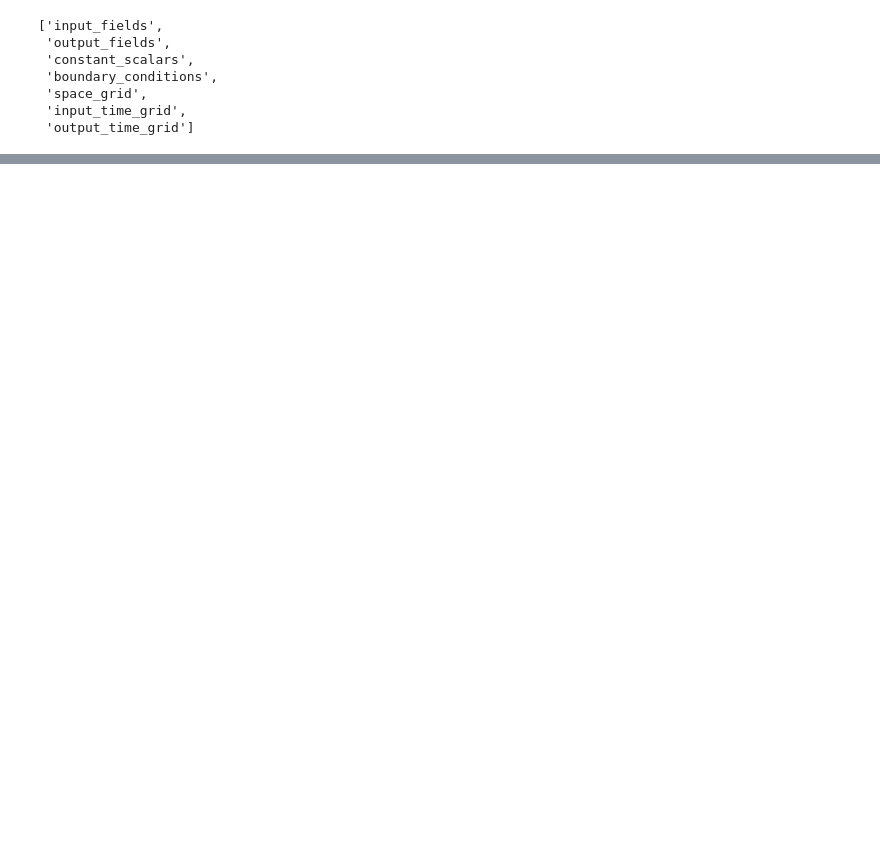
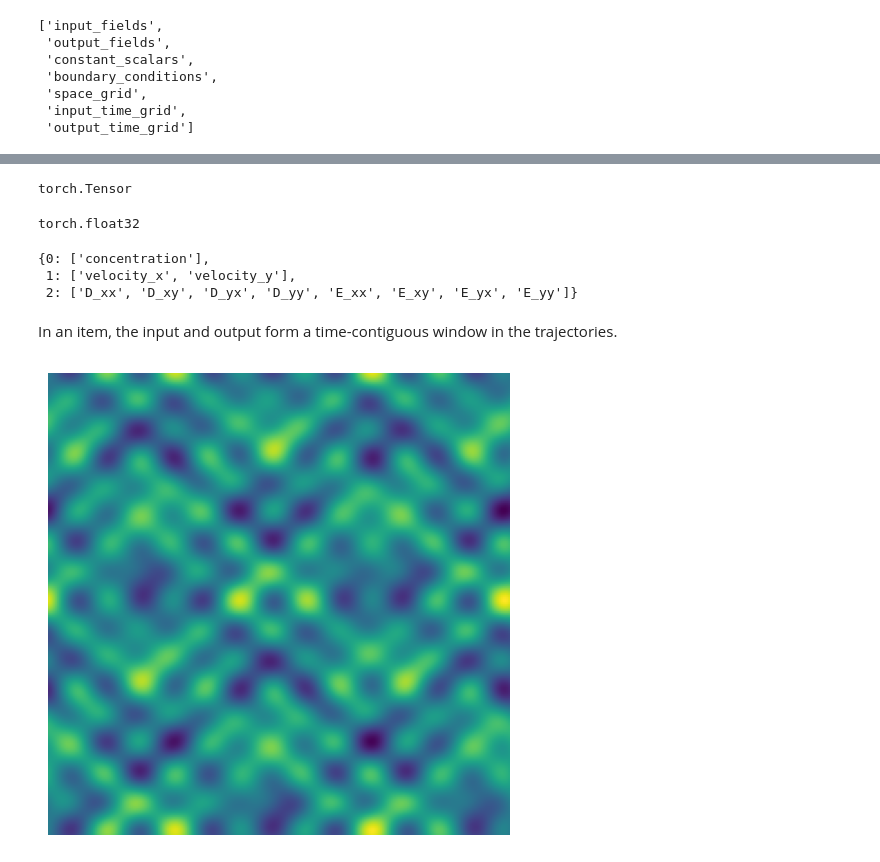
Before and after one commit to edwardchalstrey1/well-active_matter, a Jupyter notebook: active_matter.ipynb, the cells around one changed output, grey strips where cells are left out. Drawn from its saved outputs; the diff is of its cells as text; code cells hidden in the pictures; blank space fills up the shorter version.

Commit message:
create an image from the data

```diff
--- a/active_matter.ipynb
+++ b/active_matter.ipynb
@@ -40,0 +62,30 @@ list(item.keys())
+# %%
+# A torch.Tensor is a multi-dimensional matrix containing elements of a single data type.
+type(item["output_fields"])
+# %% [output]
+torch.Tensor
+# %%
+# Get the tensor data type
+item["output_fields"].dtype
+# %% [output]
+torch.float32
+# %%
+trainset.metadata.field_names
+# %% [output]
+{0: ['concentration'],
+ 1: ['velocity_x', 'velocity_y'],
+ 2: ['D_xx', 'D_xy', 'D_yx', 'D_yy', 'E_xx', 'E_xy', 'E_yx', 'E_yy']}
+# %% [markdown]
+In an item, the input and output form a time-contiguous window in the trajectories.
+# %%
+# Get the conencentration field
+concentration = item["input_fields"][0]
+# Get the 256x256x1 concentration field as a numpy array
+conc_img1 = concentration[:, :, 0].numpy()
+# %%
+plt.figure(figsize=(6, 6))
+plt.imshow(conc_img1, cmap='viridis', origin="upper")
+plt.axis("off")
+plt.show()
+# %% [output]
+[figure, added]
```
Also changed, not shown: parts of 8 cells of this notebook.
